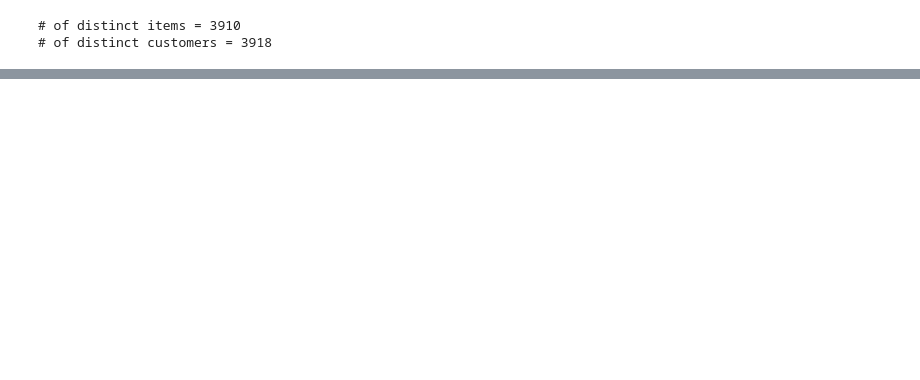
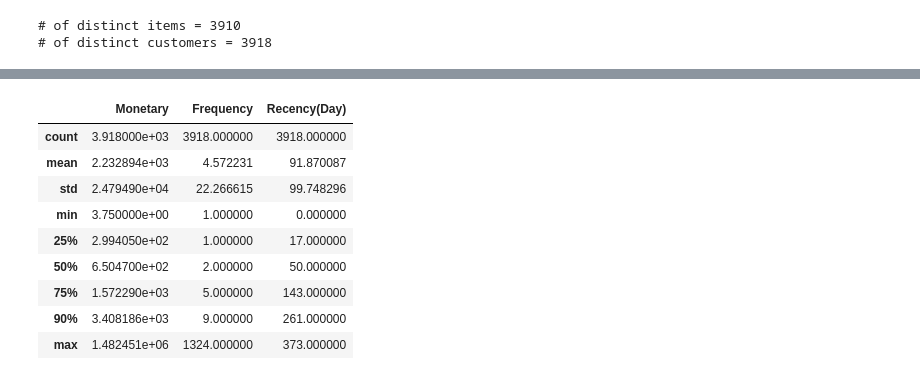
Before and after one commit to Fujiki-Nakamura/OnlineRetailAnalysis, a Jupyter notebook: MachineLearning/RFM.ipynb, the cells around one changed output, grey strips where cells are left out. Saved outputs shown, nothing was run; the diff lists cells and outputs as text; code cells hidden in the pictures; blank space fills up the shorter version.

```diff
--- a/MachineLearning/RFM.ipynb
+++ b/MachineLearning/RFM.ipynb
@@ -76,0 +181,13 @@ print('# of distinct customers =', df_uk['CustomerID'].nunique())
+# %%
+df_uk_per_customer.describe(percentiles=[.25, .5, .75, .9])
+# %% [output]
+|  | Monetary | Frequency | Recency(Day) |
+| count | 3.918000e+03 | 3918.000000 | 3918.000000 |
+| mean | 2.232894e+03 | 4.572231 | 91.870087 |
+| std | 2.479490e+04 | 22.266615 | 99.748296 |
+| min | 3.750000e+00 | 1.000000 | 0.000000 |
+| 25% | 2.994050e+02 | 1.000000 | 17.000000 |
+| 50% | 6.504700e+02 | 2.000000 | 50.000000 |
+| 75% | 1.572290e+03 | 5.000000 | 143.000000 |
+| 90% | 3.408186e+03 | 9.000000 | 261.000000 |
+| max | 1.482451e+06 | 1324.000000 | 373.000000 |
```
Also changed, not shown: parts of 8 cells of this notebook, 1 other file.
